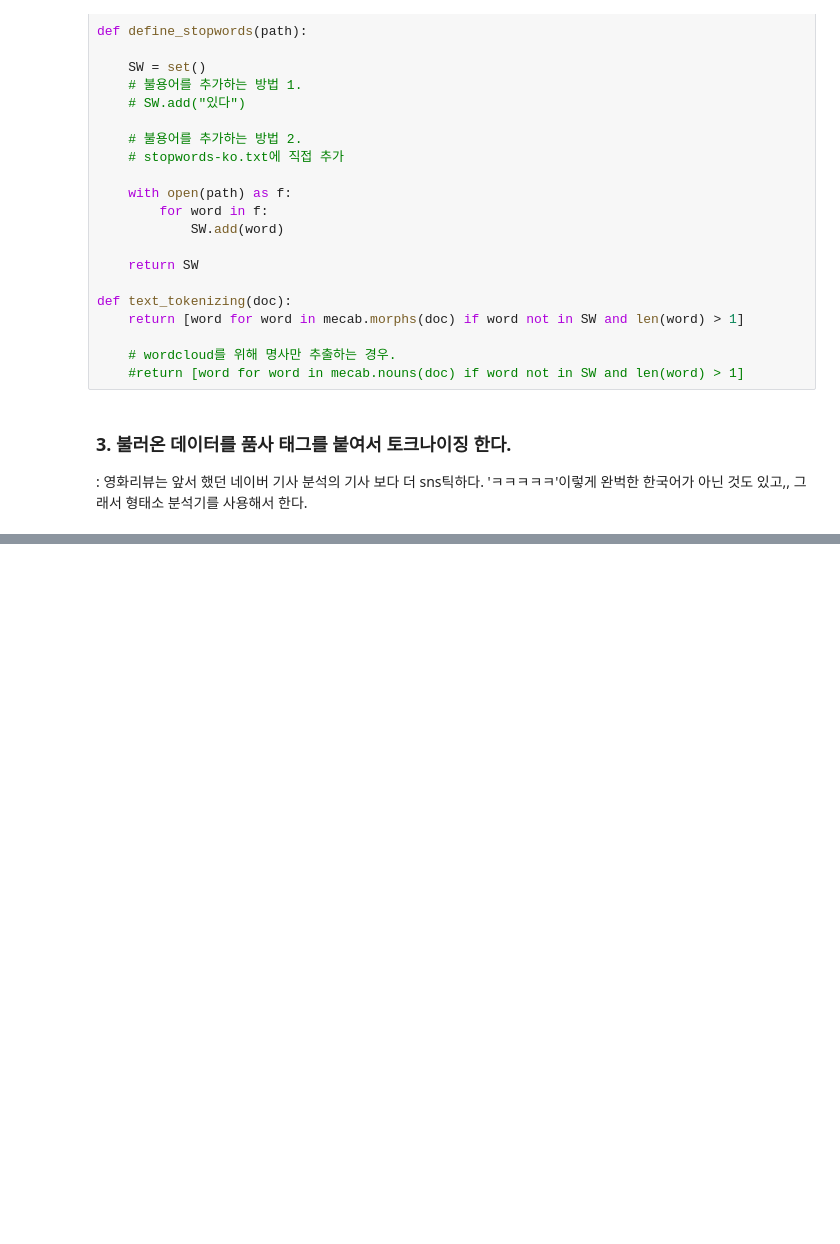
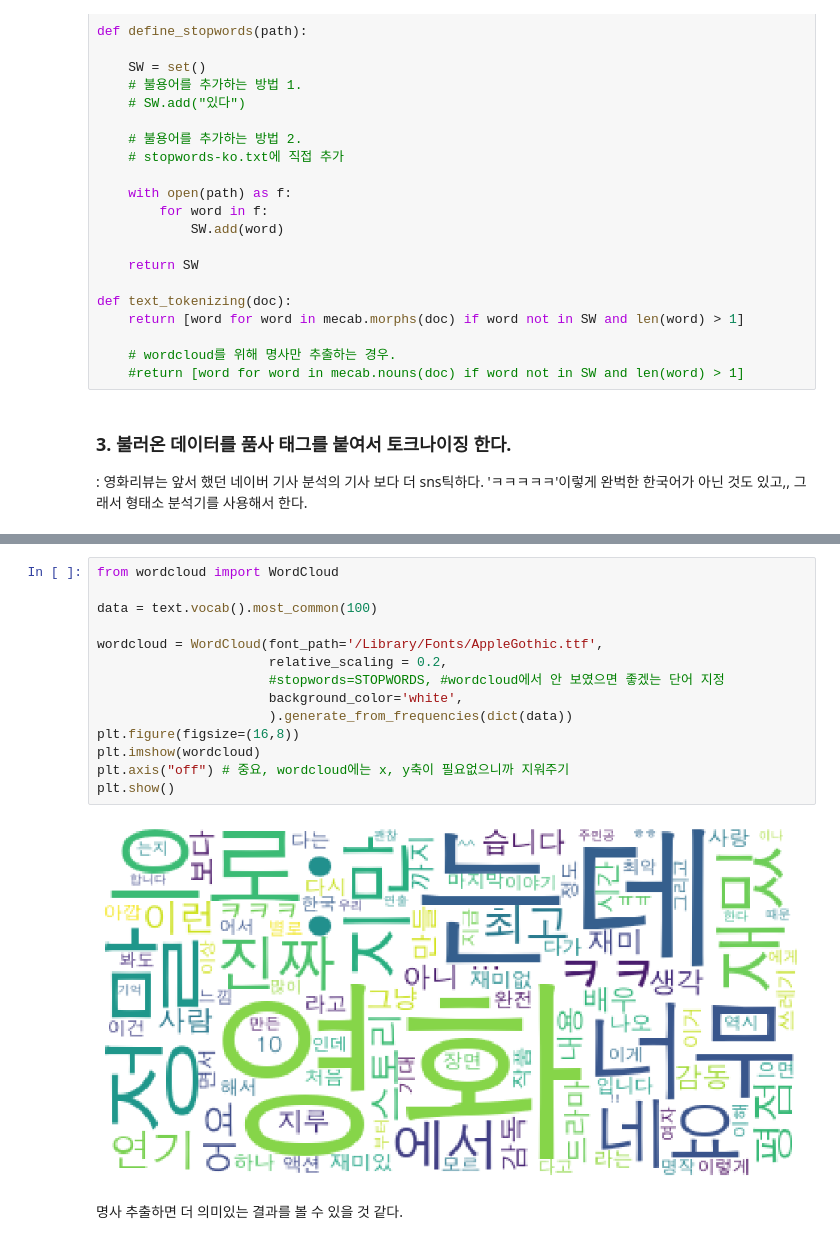
Before and after one commit to Jimalone/machineLearning-and-DataAnalyst-AtoZ, a Jupyter notebook: 텍스트마이닝을 활용한 카카오톡 감성분석/ NSMC를 통한 감정분석2_텍스트 정제.ipynb, the cells around one changed output, grey strips where cells are left out. Drawn from its saved outputs; the diff is of its cells as text; blank space fills up the shorter version.

```diff
--- a/텍스트마이닝을 활용한 카카오톡 감성분석/ NSMC를 통한 감정분석2_텍스트 정제.ipynb
+++ b/텍스트마이닝을 활용한 카카오톡 감성분석/ NSMC를 통한 감정분석2_텍스트 정제.ipynb
@@ -99,0 +172,18 @@ pprint(test_data[0])
+# %%
+from wordcloud import WordCloud
+
+data = text.vocab().most_common(100)
+
+wordcloud = WordCloud(font_path='/Library/Fonts/AppleGothic.ttf',
+                      relative_scaling = 0.2,
+                      #stopwords=STOPWORDS, #wordcloud에서 안 보였으면 좋겠는 단어 지정
+                      background_color='white',
+                      ).generate_from_frequencies(dict(data))
+plt.figure(figsize=(16,8))
+plt.imshow(wordcloud)
+plt.axis("off") # 중요, wordcloud에는 x, y축이 필요없으니까 지워주기
+plt.show()
+# %% [output]
+[figure, added]
+# %% [markdown]
+명사 추출하면 더 의미있는 결과를 볼 수 있을 것 같다.
```
Also changed, not shown: parts of 10 cells of this notebook.
